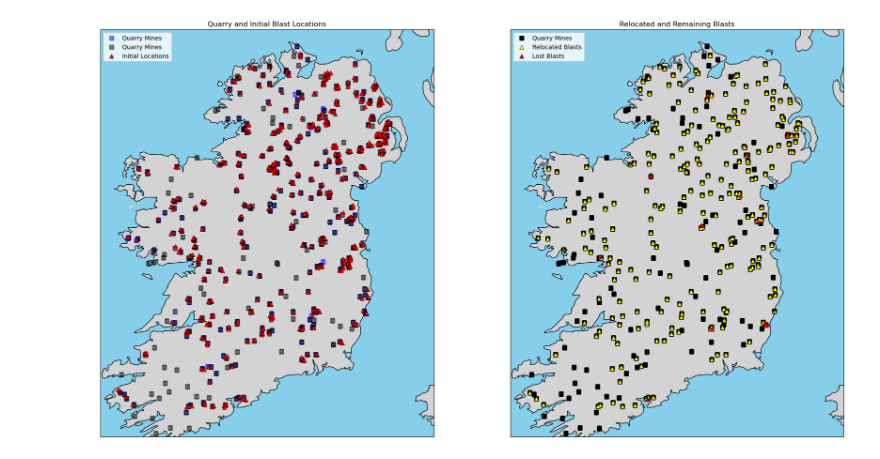
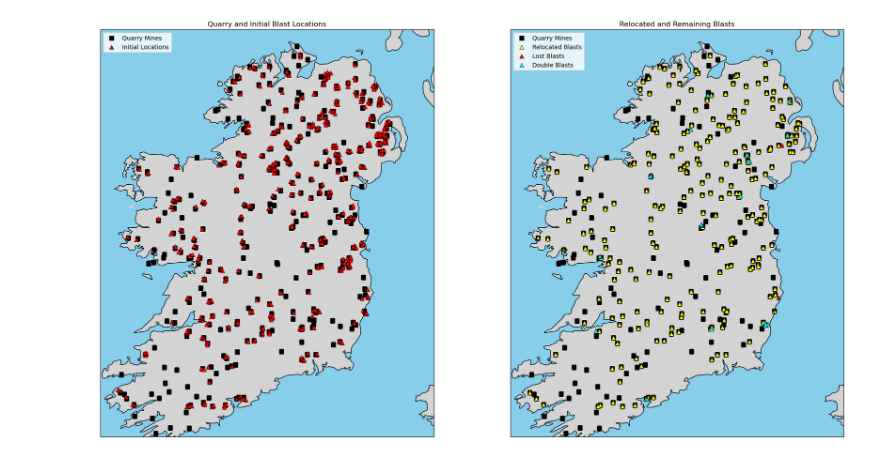
Before and after one commit to bru-melo/SeisBlast, a Jupyter notebook: codes/visualize-blasts.ipynb, the cells around one changed output. Saved outputs shown, nothing was run; the diff lists cells and outputs as text; code cells hidden in the pictures.

Commit message:
finished visualize blasts

```diff
--- a/codes/visualize-blasts.ipynb
+++ b/codes/visualize-blasts.ipynb
@@ -4,18 +4,15 @@ import cartopy.crs as ccrs
 import cartopy.feature as cfeature
 import pandas as pd
 # %%
-quarries = pd.read_csv('/home/bmelo/bin/SeisBlast/files/Eire_blasts_relocated.csv')
-quarries_bruna = pd.read_csv(
-    '/home/bmelo/bin/Quarry/quarry_new_update1.gmt',
-    header=0,
-    sep=r'\s+',
-    names=['lon','lat'])
+blasts = pd.read_csv('/home/bmelo/bin/SeisBlast/files/Eire_blasts_relocated.csv')
+double_blasts = pd.read_csv('/home/bmelo/bin/SeisBlast/files/Eire_blasts_toreview.csv',)
+
 quarries_james = pd.read_csv(
     '/home/bmelo/bin/Quarry/James_files/IRELAND.quarry.coords.txt',
     sep = r'\s+',
     header=None,
     names=['name','co','lat','lon'])
+
+#quarries_new = quarries_bruna[~quarries_bruna.apply(tuple, 1).isin(quarries_james[['lon', 'lat']].apply(tuple, 1))]
 lost_blasts = pd.read_csv(
-    '/home/bmelo/bin/SeisBlast/files/Eire_blasts_remain.csv')
-lost_blasts
-#quarries
+    '/home/bmelo/bin/SeisBlast/files/Eire_blasts_lost.csv')
@@ -42,8 +21,10 @@ lost_blasts
 region = [-10.5, -5, 51.5, 55.5]  # Replace with your actual region
 
 # Create a figure with two subplots
-fig, axes = plt.subplots(nrows=1, ncols=2, figsize=(20, 10),
-                         subplot_kw={"projection": ccrs.Mercator()})
+fig, axes = plt.subplots(
+    nrows=1, ncols=2,
+    figsize=(20, 10),
+    subplot_kw={"projection": ccrs.Mercator()})
 
 # Common settings for both subplots
 for ax in axes:
@@ -56,17 +37,17 @@ for ax in axes:
 ax1 = axes[0]
 ax1.set_title("Quarry and Initial Blast Locations")
 
-ax1.scatter(quarries_bruna["lon"], quarries_bruna["lat"],
-            color="blue", marker="s", s=50, alpha=0.5, label="Quarry Mines",
-            transform=ccrs.PlateCarree())
+# ax1.scatter(quarries_new["lon"], quarries_new["lat"],
+#             color="blue", marker="s", s=50, alpha=0.5, label="Quarry Mines",
+#             transform=ccrs.PlateCarree())
 
 # Plot quarry mine locations (black squares)
 ax1.scatter(quarries_james["lon"], quarries_james["lat"],
-            color="black", marker="s", s=50, alpha=0.5, label="Quarry Mines",
+            color="black", marker="s", s=50, label="Quarry Mines",
             transform=ccrs.PlateCarree())
 
 # Plot initial blast locations (green triangles)
-ax1.scatter(quarries["lon_ev"], quarries["lat_ev"],
+ax1.scatter(blasts["lon_ev"], blasts["lat_ev"],
             color="red", marker="^", s=50,
             edgecolors="black", linewidth=0.5,
             label="Initial Locations",
@@ -75,32 +56,38 @@ ax1.scatter(quarries["lon_ev"], quarries["lat_ev"],
 ax1.legend(loc="upper left")
 
 # ---- Second Panel ----
 ax2 = axes[1]
 ax2.set_title("Relocated and Remaining Blasts")
 
 # Plot quarry mine locations (black squares)
 ax2.scatter(quarries_james["lon"], quarries_james["lat"],
             color="black", marker="s", s=50, label="Quarry Mines",
             transform=ccrs.PlateCarree())
 
 # Plot relocated blasts (green triangles)
-ax2.scatter(quarries["lon-quarry"], quarries["lat-quarry"],
+ax2.scatter(blasts["lon-quarry"], blasts["lat-quarry"],
             color="yellow", marker="^", s=50,
             edgecolors="black", linewidth=0.5,
             label="Relocated Blasts",
             transform=ccrs.PlateCarree())
 
 # Plot relocated blasts (green triangles)
 ax2.scatter(lost_blasts["LON(deg)"], lost_blasts["LAT(deg)"],
             color="red", marker="^", s=50,
             edgecolors="black", linewidth=0.5,
             label="Lost Blasts",
             transform=ccrs.PlateCarree())
 
+ax2.scatter(double_blasts["lon_ev"], double_blasts["lat_ev"],
+            color="cyan", marker="^", s=50,
+            edgecolors="black", linewidth=0.5,
+            label="Double Blasts",
+            transform=ccrs.PlateCarree())
+
 ax2.legend(loc="upper left")
 
 # Show the final map
 plt.tight_layout()
 plt.show()
 # %% [output]
-[figure, old version]
+[figure, new version]
```
Also changed, not shown: parts of 1 cell of this notebook, 5 other files.
